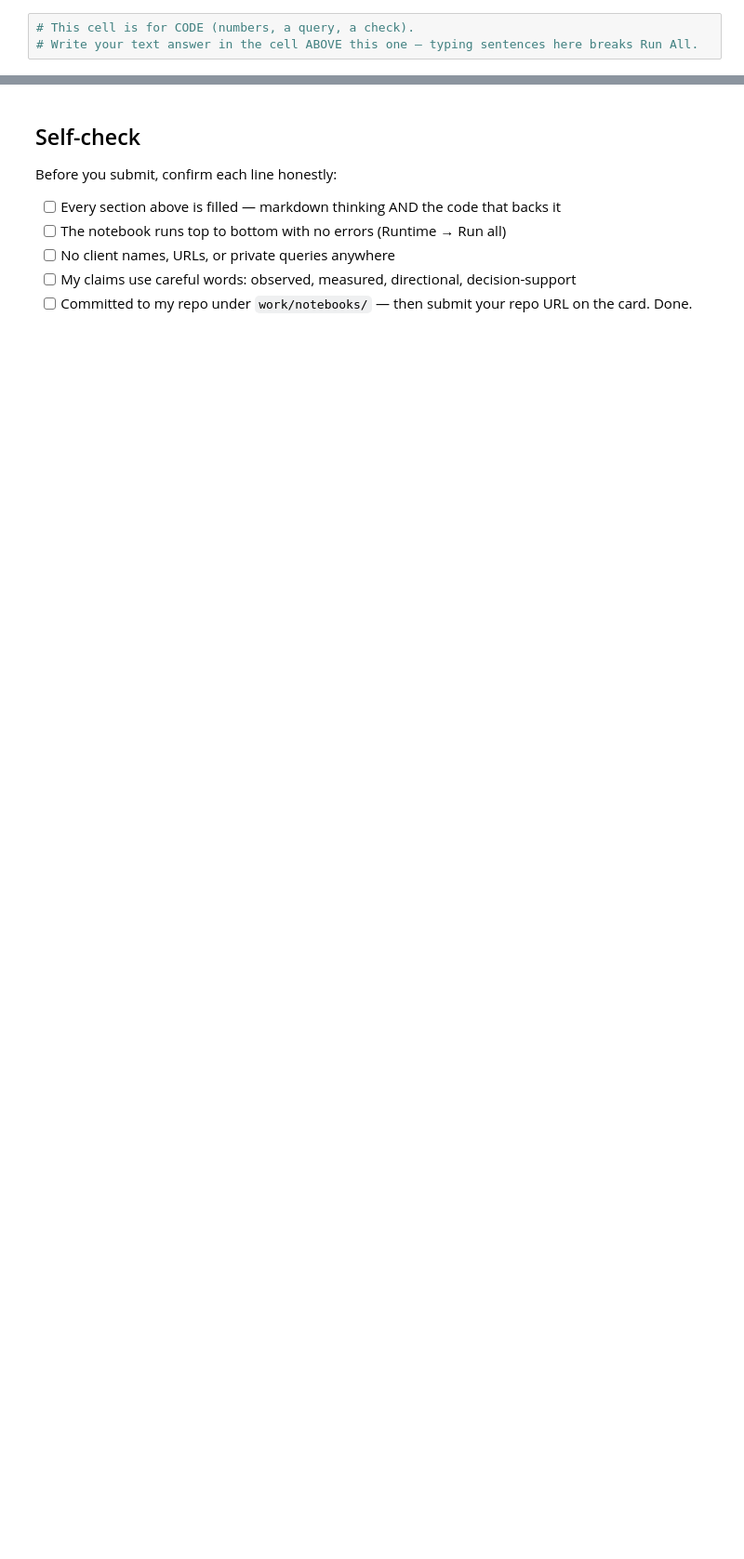
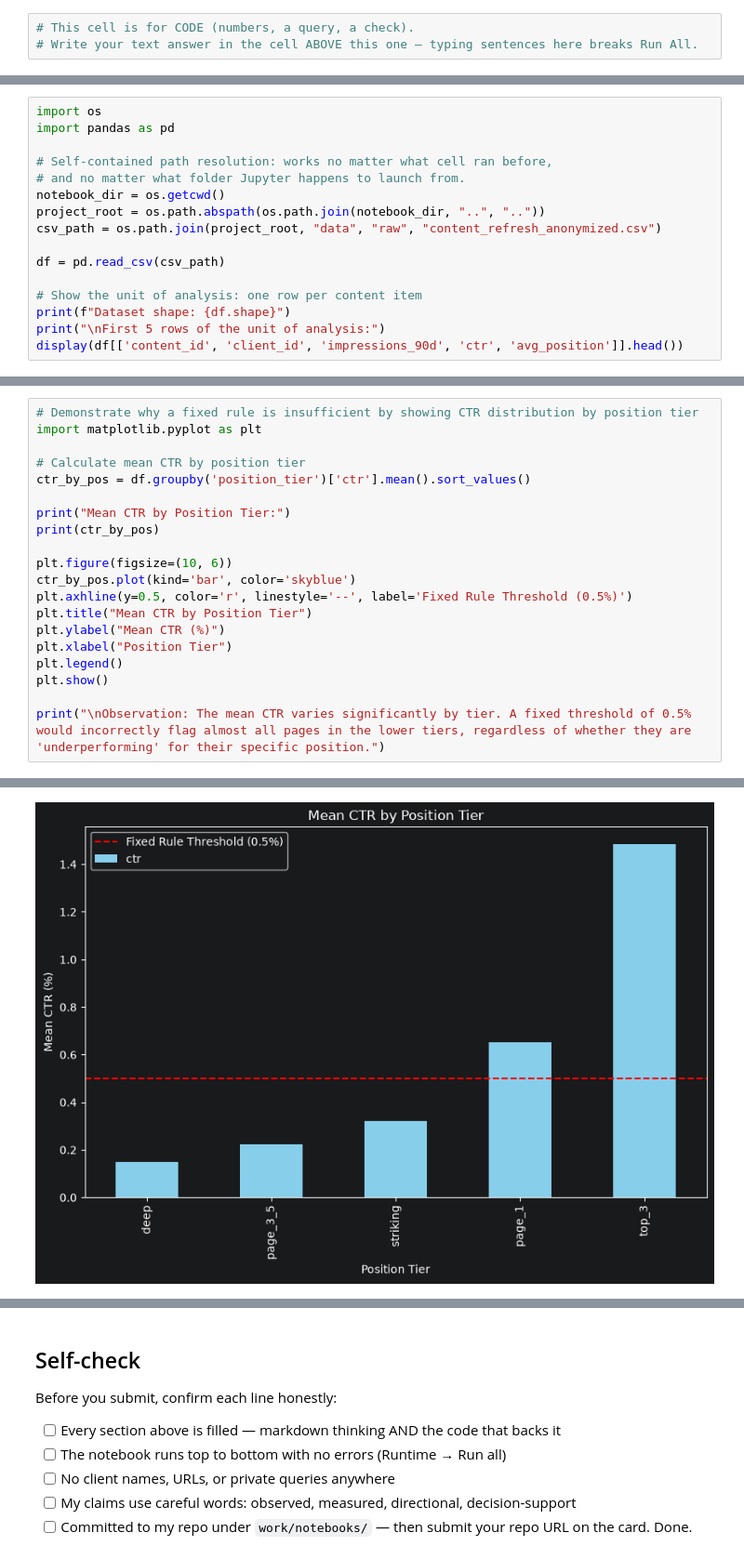
Before and after one commit to dipson-mishra/flyrank-ml, a Jupyter notebook: work/notebooks/w02_ml_task_framing.ipynb, the cells around one changed output, grey strips where cells are left out. Shown at 93% size. Cells and saved outputs as stored; diff of their text form; blank space fills up the shorter version.

Commit message:
Enhance notebooks with detailed markdown explanations and code for CTR Opportunity analysis
Signed-off-by: Dipson Mishra <dipsonm136@gmail.com>

```diff
--- a/work/notebooks/w02_ml_task_framing.ipynb
+++ b/work/notebooks/w02_ml_task_framing.ipynb
@@ -43,0 +46,16 @@ This skeleton is yours to fill. Work the sections **in order** — each one has
+# %%
+import os
+import pandas as pd
+
+# Self-contained path resolution: works no matter what cell ran before,
+# and no matter what folder Jupyter happens to launch from.
+notebook_dir = os.getcwd()
+project_root = os.path.abspath(os.path.join(notebook_dir, "..", ".."))
+csv_path = os.path.join(project_root, "data", "raw", "content_refresh_anonymized.csv")
+
+df = pd.read_csv(csv_path)
+
+# Show the unit of analysis: one row per content item
+print(f"Dataset shape: {df.shape}")
+print("\nFirst 5 rows of the unit of analysis:")
+display(df[['content_id', 'client_id', 'impressions_90d', 'ctr', 'avg_position']].head())
@@ -43,0 +82,21 @@ This skeleton is yours to fill. Work the sections **in order** — each one has
+# %%
+# Demonstrate why a fixed rule is insufficient by showing CTR distribution by position tier
+import matplotlib.pyplot as plt
+
+# Calculate mean CTR by position tier
+ctr_by_pos = df.groupby('position_tier')['ctr'].mean().sort_values()
+
+print("Mean CTR by Position Tier:")
+print(ctr_by_pos)
+
+plt.figure(figsize=(10, 6))
+ctr_by_pos.plot(kind='bar', color='skyblue')
+plt.axhline(y=0.5, color='r', linestyle='--', label='Fixed Rule Threshold (0.5%)')
+plt.title("Mean CTR by Position Tier")
+plt.ylabel("Mean CTR (%)")
+plt.xlabel("Position Tier")
+plt.legend()
+plt.show()
+
+print("\nObservation: The mean CTR varies significantly by tier. A fixed threshold of 0.5% would incorrectly flag almost all pages in the lower tiers, regardless of whether they are 'underperforming' for their specific position.")
+# %% [output]
@@ -43,0 +111 @@ This skeleton is yours to fill. Work the sections **in order** — each one has
+[figure, added]
```
Also changed, not shown: parts of 14 cells of this notebook, 3 other files.
